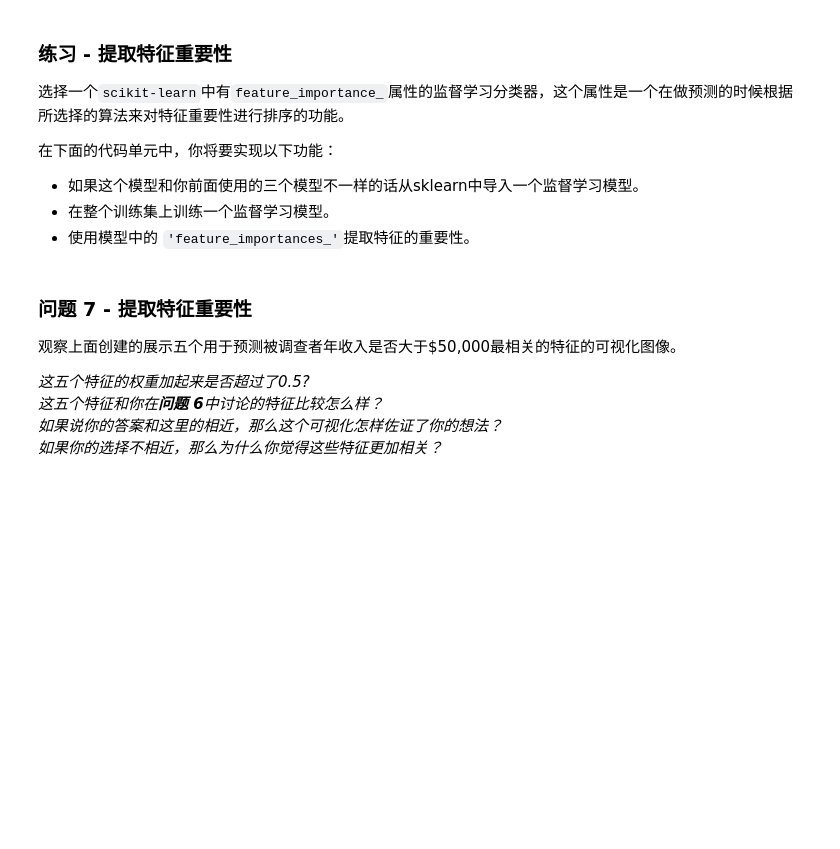
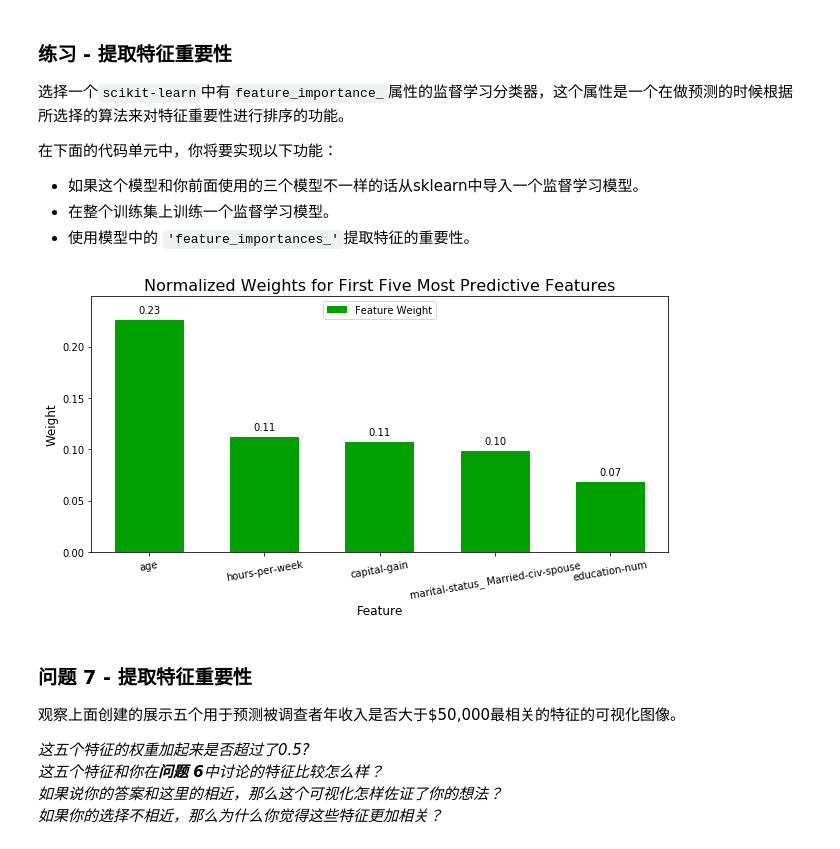
Before and after one commit to LiHua1997/finding_donors, a Jupyter notebook: finding_donors.ipynb, the cells around one changed output. Cells and saved outputs as stored; diff of their text form; code cells hidden in the pictures; blank space fills up the shorter version.

Commit message:
finish model and choose certern feature

```diff
--- a/finding_donors.ipynb
+++ b/finding_donors.ipynb
@@ -595,14 +563,17 @@ _在这十三个记录中，你认为哪五个特征对于预测是最重要的
 # %%
 # TODO：导入一个有'feature_importances_'的监督学习模型
 
 # TODO：在训练集上训练一个监督学习模型
-model = None
+model = RandomForestClassifier()
+model.fit(X_train, y_train)
 
 # TODO： 提取特征重要性
-importances = None
-
+importances = model.feature_importances_
+#print(model.feature_importances_)
 # 绘图
 vs.feature_plot(importances, X_train, y_train)
+# %% [output]
+[figure, added]
 # %% [markdown]
 ### 问题 7 - 提取特征重要性
 观察上面创建的展示五个用于预测被调查者年收入是否大于\$50,000最相关的特征的可视化图像。
```
Also changed, not shown: parts of 26 cells of this notebook.
